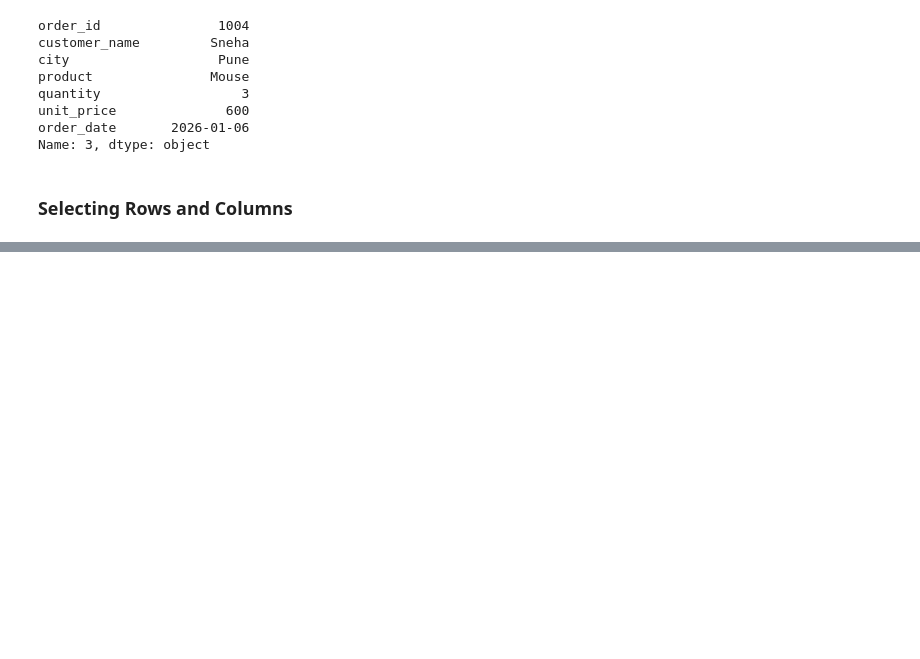
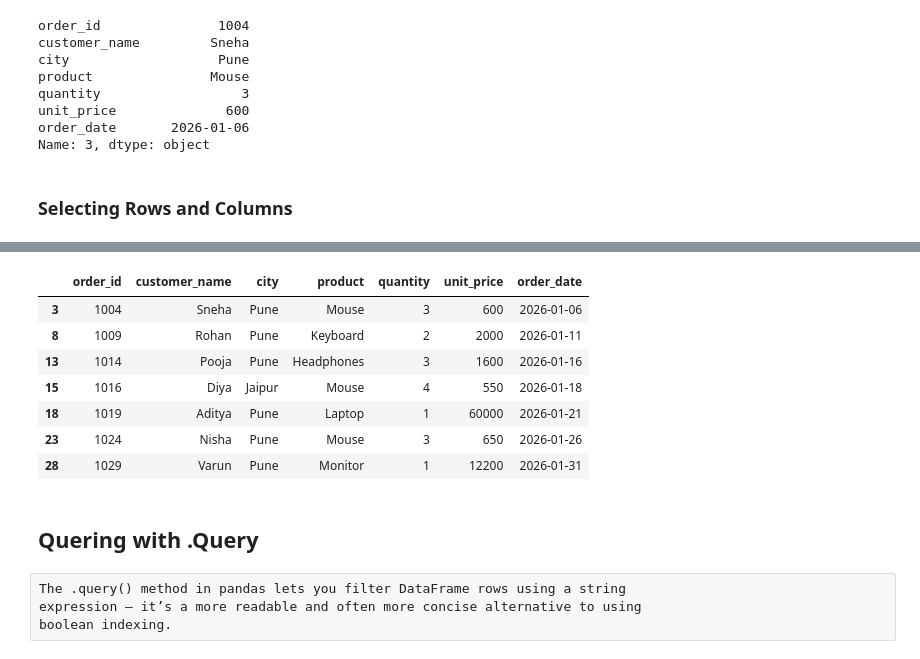
Before and after one commit to Sachinyadavdev/data-science, a Jupyter notebook: Pandas/data-filtering.ipynb, the cells around one changed output, grey strips where cells are left out. Cells and saved outputs as stored; diff of their text form; code cells hidden in the pictures; blank space fills up the shorter version.

```diff
--- a/Pandas/data-filtering.ipynb
+++ b/Pandas/data-filtering.ipynb
@@ -69,0 +118,17 @@ df.loc[0]
+# %%
+df[(df["quantity"]>2) | (df["city"]=="Pune")]
+# %% [output]
+|  | order_id | customer_name | city | product | quantity | unit_price | order_date |
+| 3 | 1004 | Sneha | Pune | Mouse | 3 | 600 | 2026-01-06 |
+| 8 | 1009 | Rohan | Pune | Keyboard | 2 | 2000 | 2026-01-11 |
+| 13 | 1014 | Pooja | Pune | Headphones | 3 | 1600 | 2026-01-16 |
+| 15 | 1016 | Diya | Jaipur | Mouse | 4 | 550 | 2026-01-18 |
+| 18 | 1019 | Aditya | Pune | Laptop | 1 | 60000 | 2026-01-21 |
+| 23 | 1024 | Nisha | Pune | Mouse | 3 | 650 | 2026-01-26 |
+| 28 | 1029 | Varun | Pune | Monitor | 1 | 12200 | 2026-01-31 |
+# %% [markdown]
+## Quering with .Query
+# %% [raw]
+The .query() method in pandas lets you filter DataFrame rows using a string
+expression — it’s a more readable and often more concise alternative to using
+boolean indexing.
```
Also changed, not shown: parts of 14 cells of this notebook.
